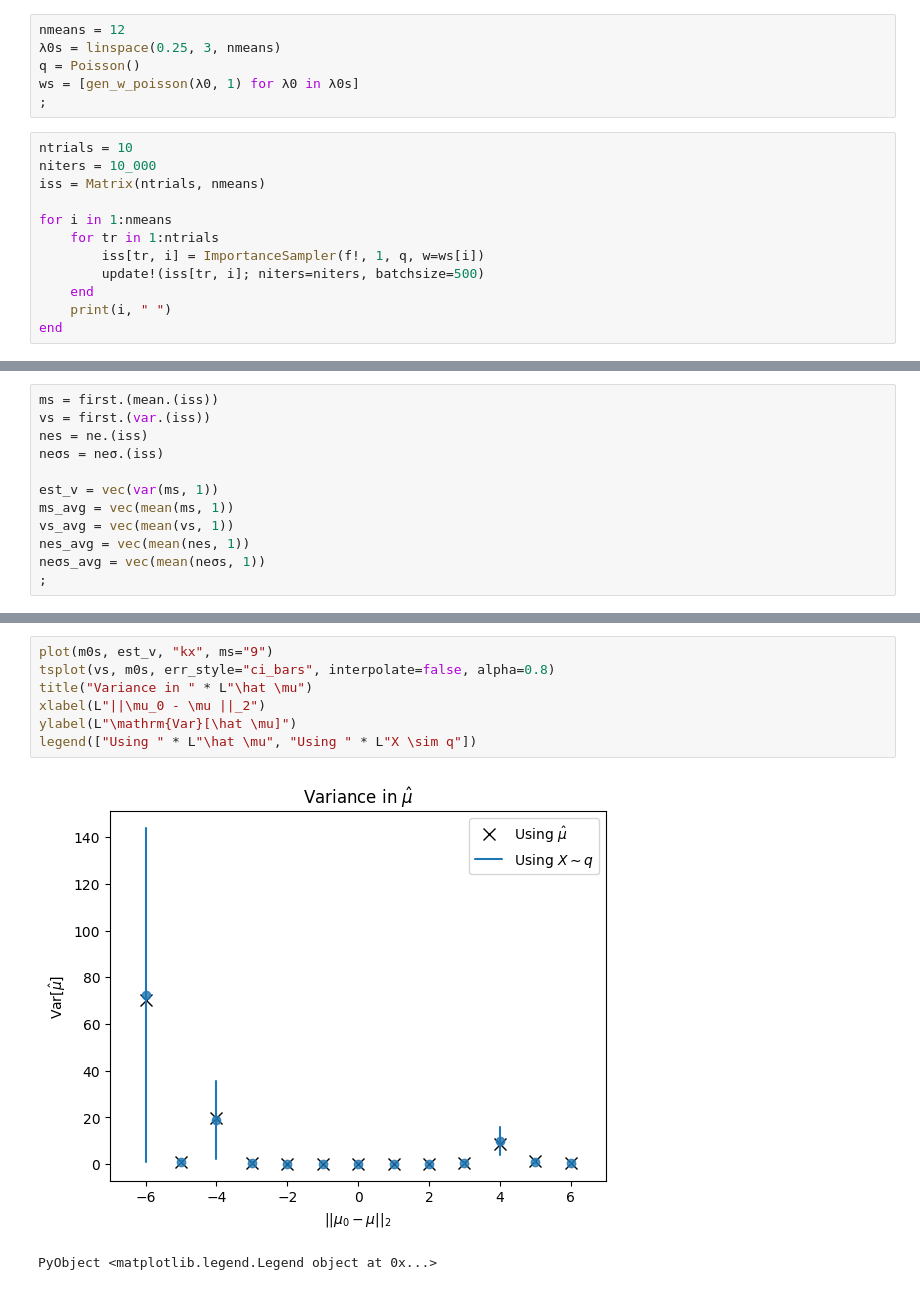
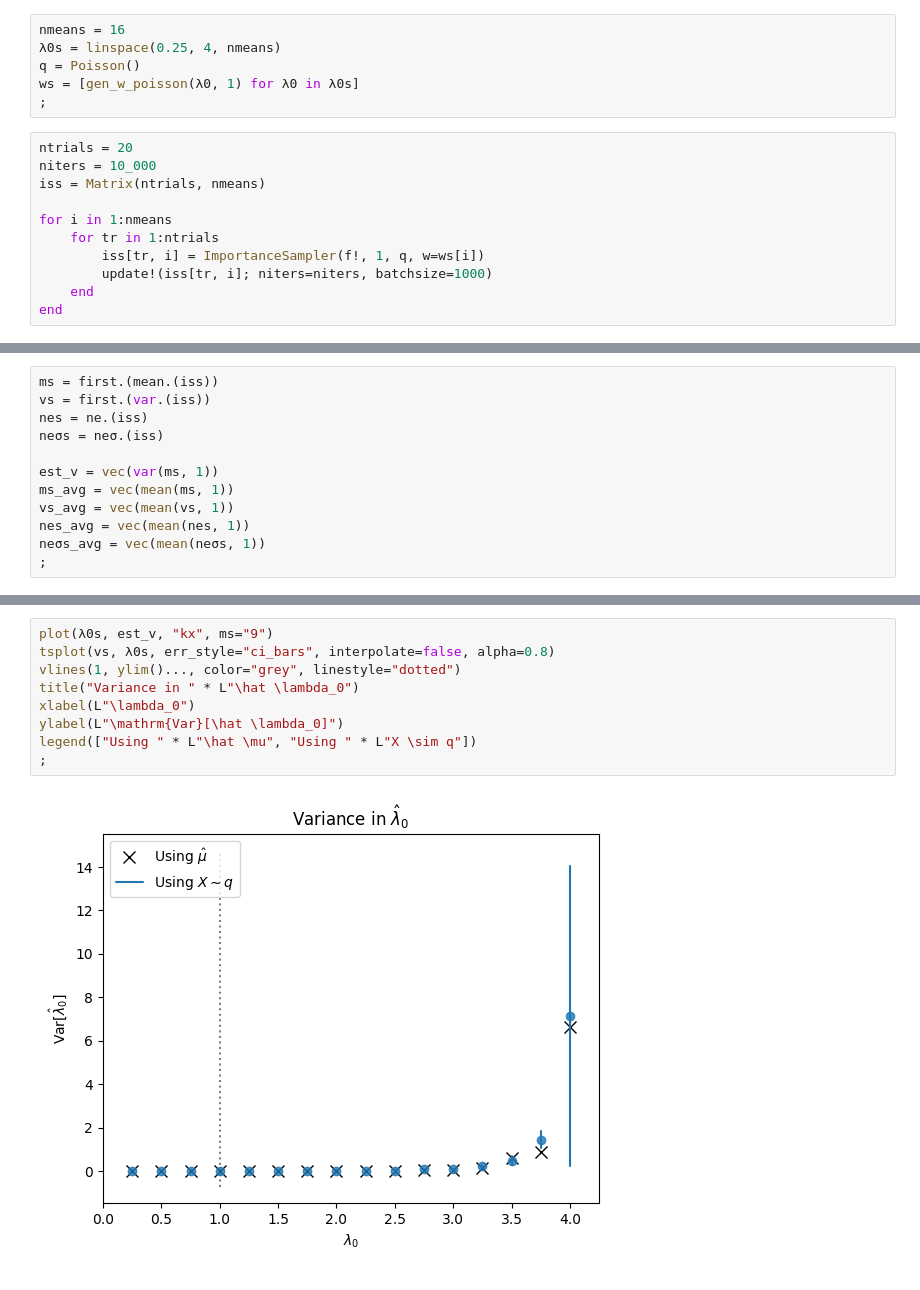
Before and after one commit to hamzaelsaawy/ImportanceSampling, a Jupyter notebook: poisson_tilt.ipynb, the cells around one changed output, grey strips where cells are left out. Drawn from its saved outputs; the diff is of its cells as text.

```diff
--- a/poisson_tilt.ipynb
+++ b/poisson_tilt.ipynb
@@ -16,20 +18,19 @@ f!(r, x) = copy!(r, x)
 # %% [output]
 f! (generic function with 1 method)
 # %%
-nmeans = 12
-λ0s = linspace(0.25, 3, nmeans)
+nmeans = 16
+λ0s = linspace(0.25, 4, nmeans)
 q = Poisson()
 ws = [gen_w_poisson(λ0, 1) for λ0 in λ0s]
 ;
 # %%
-ntrials = 10
+ntrials = 20
 niters = 10_000
 iss = Matrix(ntrials, nmeans)
 
 for i in 1:nmeans
     for tr in 1:ntrials
         iss[tr, i] = ImportanceSampler(f!, 1, q, w=ws[i])
-        update!(iss[tr, i]; niters=niters, batchsize=500)
+        update!(iss[tr, i]; niters=niters, batchsize=1000)
     end
-    print(i, " ")
 end
@@ -74,10 +73,11 @@ ylabel(L"\hat \mu")
 # %%
-plot(m0s, est_v, "kx", ms="9")
-tsplot(vs, m0s, err_style="ci_bars", interpolate=false, alpha=0.8)
-title("Variance in " * L"\hat \mu")
-xlabel(L"||\mu_0 - \mu ||_2")
-ylabel(L"\mathrm{Var}[\hat \mu]")
+plot(λ0s, est_v, "kx", ms="9")
+tsplot(vs, λ0s, err_style="ci_bars", interpolate=false, alpha=0.8)
+vlines(1, ylim()..., color="grey", linestyle="dotted")
+title("Variance in " * L"\hat \lambda_0")
+xlabel(L"\lambda_0")
+ylabel(L"\mathrm{Var}[\hat \lambda_0]")
 legend(["Using " * L"\hat \mu", "Using " * L"X \sim q"])
+;
 # %% [output]
-[figure, old version]
+[figure, new version]
-PyObject <matplotlib.legend.Legend object at 0x...>
```
Also changed, not shown: parts of 6 cells of this notebook, 8 other files.
